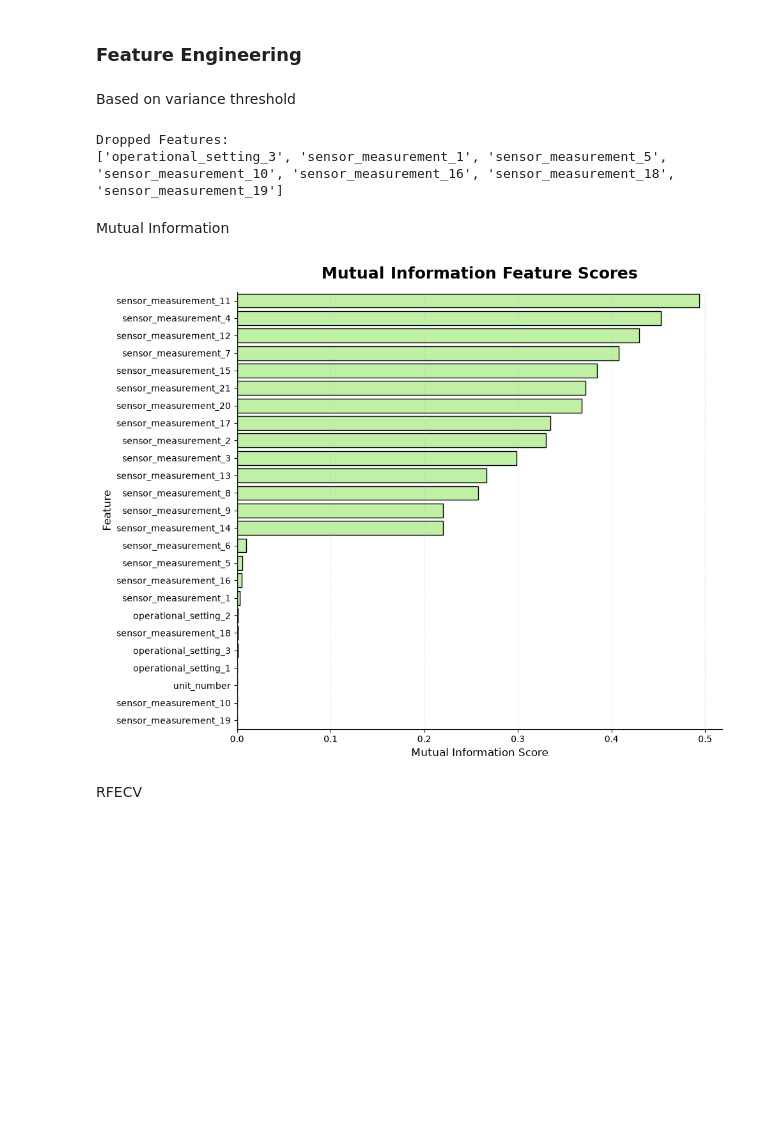
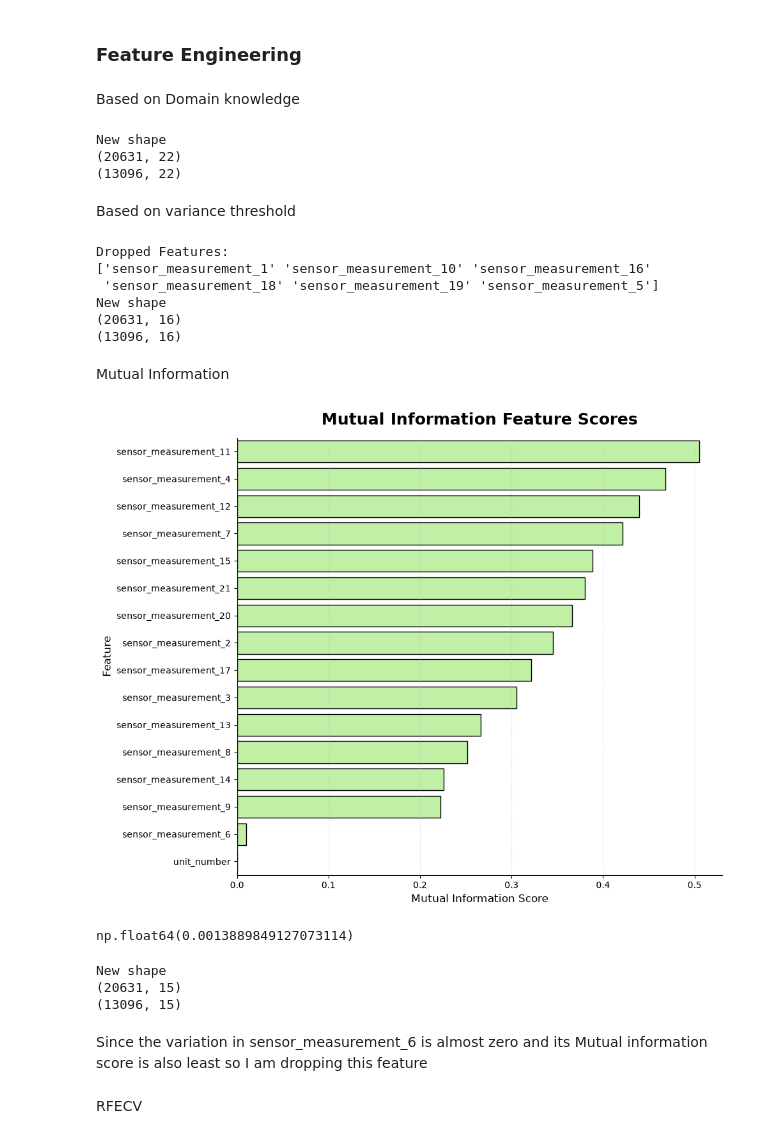
Before and after one commit to Aryan-Kaisth/Turbofan-Prognostics, a Jupyter notebook: notebooks/02_feature_engineering.ipynb, the cells around one changed output. Drawn from its saved outputs; the diff is of its cells as text; code cells hidden in the pictures; blank space fills up the shorter version.

```diff
--- a/notebooks/02_feature_engineering.ipynb
+++ b/notebooks/02_feature_engineering.ipynb
@@ -140,26 +91,63 @@ y_test = test_labels.copy(deep=True)
 # %% [markdown]
 ### Feature Engineering
+# %% [markdown]
+Based on Domain knowledge
+# %%
+X = train.drop(
+    ['time_cycles',
+    'operational_setting_1',
+    'operational_setting_2',
+    'operational_setting_3',
+    'linear_rul',
+    'rectified_rul'],
+    axis=1
+)
+
+X_test = test.drop(
+    ['time_cycles',
+    'operational_setting_1',
+    'operational_setting_2',
+    'operational_setting_3'],
+    axis=1
+)
+
+print('New shape')
+print(X.shape)
+print(X_test.shape)
+# %% [output]
+New shape
+(20631, 22)
+(13096, 22)
 # %% [markdown]
 Based on variance threshold
 # %%
-selector = VarianceThreshold(threshold=0)
-selector.fit(X)
+selector = VarianceThreshold(threshold=0).set_output(transform="pandas")
 
-# Features kept
-kept_features = X.columns[selector.get_support()]
+X = selector.fit_transform(X)
+X_test = selector.transform(X_test)
 
-# Features dropped
-dropped_features = X.columns[~selector.get_support()]
+before_selector = selector.feature_names_in_
+after_selector = selector.get_feature_names_out()
+
+dropped_features = np.setdiff1d(before_selector, after_selector)
 
 print("Dropped Features:")
-print(dropped_features.tolist())
+print(dropped_features)
+
+print('New shape')
+print(X.shape)
+print(X_test.shape)
 # %% [output]
 Dropped Features:
-['operational_setting_3', 'sensor_measurement_1', 'sensor_measurement_5', 'sensor_measurement_10', 'sensor_measurement_16', 'sensor_measurement_18', 'sensor_measurement_19']
+['sensor_measurement_1' 'sensor_measurement_10' 'sensor_measurement_16'
+ 'sensor_measurement_18' 'sensor_measurement_19' 'sensor_measurement_5']
+New shape
+(20631, 16)
+(13096, 16)
 # %% [markdown]
 Mutual Information
 # %%
-mi_scores = mutual_info_regression(X, y_piecewise, random_state=42)
+mi_scores = mutual_info_regression(X, y_linear, random_state=42)
 
 mi_df = (
     pd.DataFrame(
@@ -186,34 +174,51 @@ sns.barplot(
 )
 
 ax.set_title(
     "Mutual Information Feature Scores",
     fontsize=18,
     fontweight="bold",
     pad=15,
 )
 
 ax.set_xlabel(
     "Mutual Information Score",
     fontsize=12,
 )
 
 ax.set_ylabel(
     "Feature",
     fontsize=12,
 )
 
 ax.grid(
     axis="x",
     linestyle="--",
     alpha=0.3,
 )
 
 sns.despine()
 
 plt.tight_layout()
 plt.show()
 # %% [output]
-[figure, old version]
+[figure, new version]
+# %%
+train.sensor_measurement_6.std()
+# %% [output]
+np.float64(0.0013889849127073114)
+# %%
+X = X.drop('sensor_measurement_6', axis=1)
+X_test = X_test.drop('sensor_measurement_6', axis=1)
+
+print('New shape')
+print(X.shape)
+print(X_test.shape)
+# %% [output]
+New shape
+(20631, 15)
+(13096, 15)
+# %% [markdown]
+Since the variation in sensor_measurement_6 is almost zero and its Mutual information score is also least so I am dropping this feature
 # %% [markdown]
 RFECV
 # %%
```
Also changed, not shown: parts of 23 cells of this notebook.
